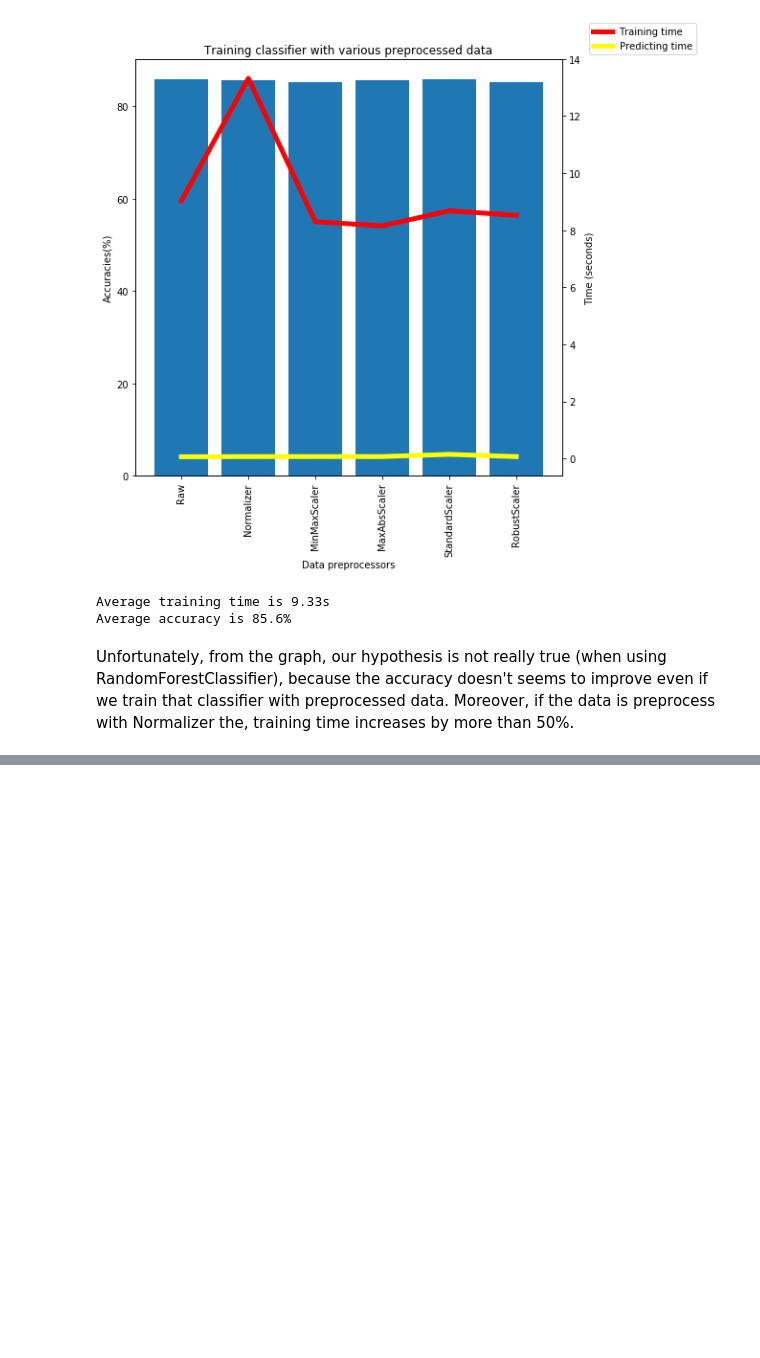
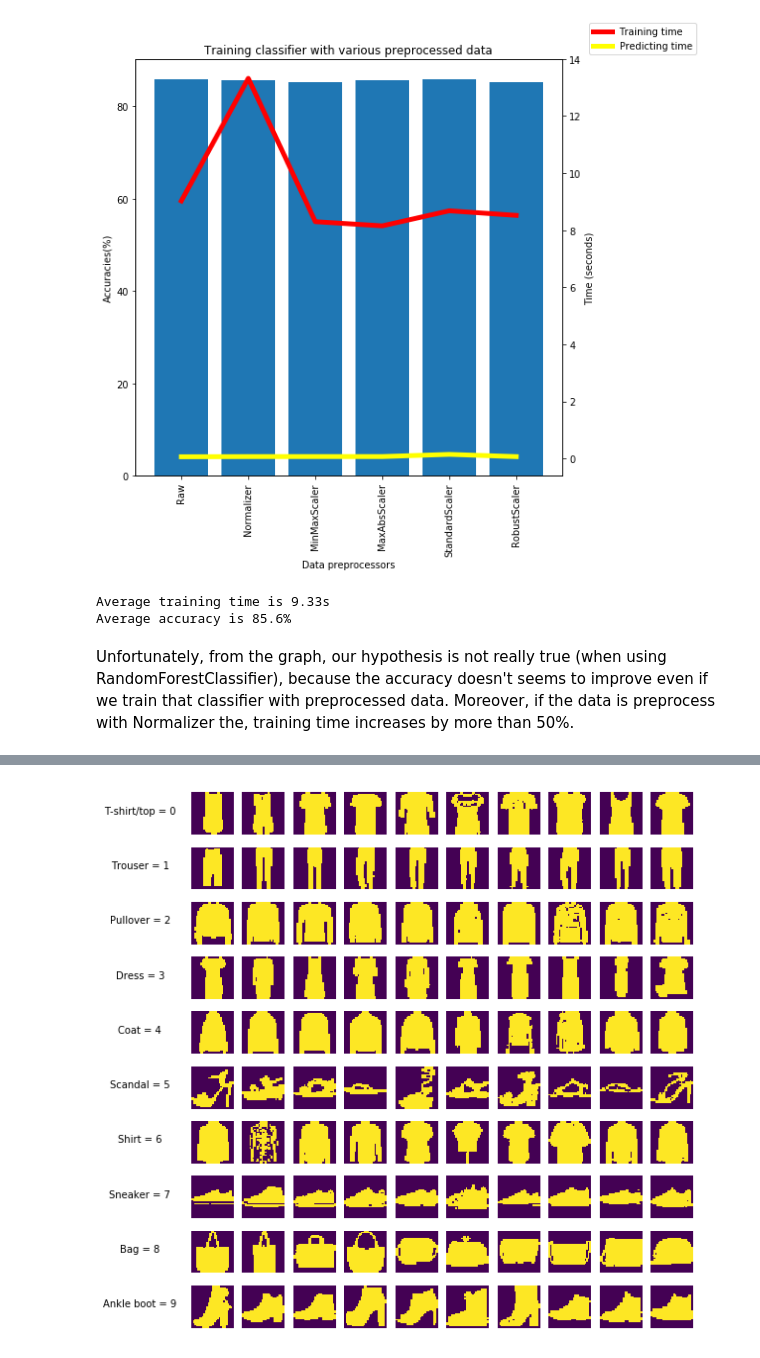
Before and after one commit to wongjiahau/fashion-mnist, a Jupyter notebook: main.ipynb, the cells around one changed output, grey strips where cells are left out. Saved outputs shown, nothing was run; the diff lists cells and outputs as text; code cells hidden in the pictures; blank space fills up the shorter version.

```diff
--- a/main.ipynb
+++ b/main.ipynb
@@ -537,19 +565,0 @@ If you can recall the Confusion Matrix, we can see that T-shirt is always confus
-# %%
-from sklearn.metrics import precision_score
-from sklearn.metrics import accuracy_score
-tuned_y_train = np.array(y_train, copy=True)
-tuned_y_test = np.array(y_test, copy=True)
-
-# Set label of Shirt(6) to be T-Shirt(0)
-tuned_y_train[tuned_y_train == 6] = 0
-tuned_y_test[tuned_y_test == 6] = 0
-
-general_cls = RandomForestClassifier()
-general_cls.fit(X_train, tuned_y_train)
-predicted = general_cls.predict(X_test)
-
-accuracy = accuracy_score(tuned_y_test, predicted)
-precision = precision_score(tuned_y_test, predicted, average='weighted')
-
-print(accuracy)
-print(precision)
@@ -598,0 +570,10 @@ print(accuracy)
+# %%
+def binarize(data, cutting_point):
+    data[data <= cutting_point] = 0
+    data[data > cutting_point] = 1
+
+X_train_binarized = np.array(X_train, copy=True)
+binarize(X_train_binarized, 20)
+plot_data_image(X_train_binarized)
+# %% [output]
+[figure, added]
```
Also changed, not shown: parts of 22 cells of this notebook.
